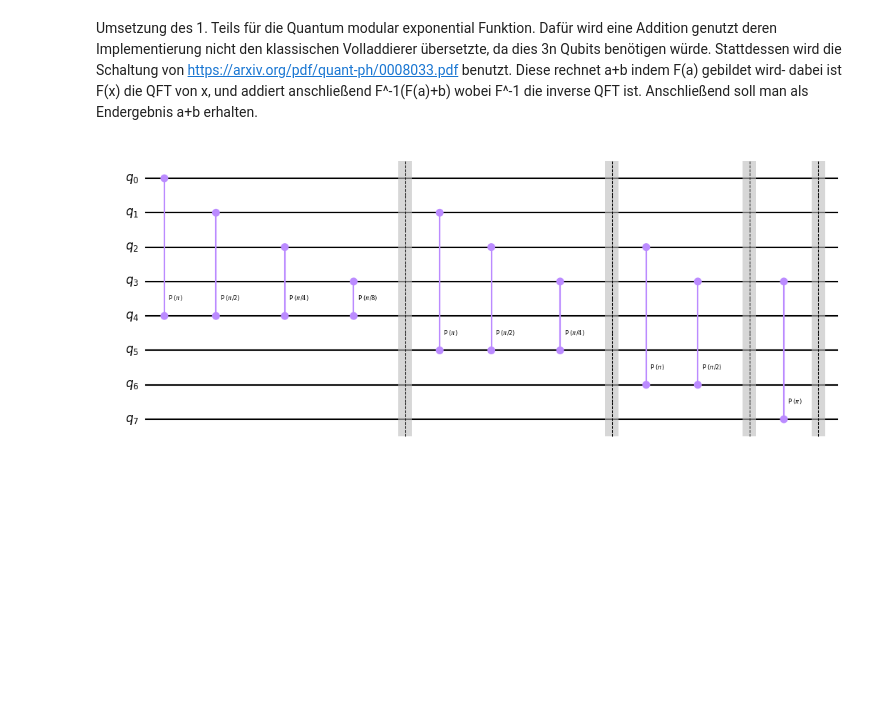
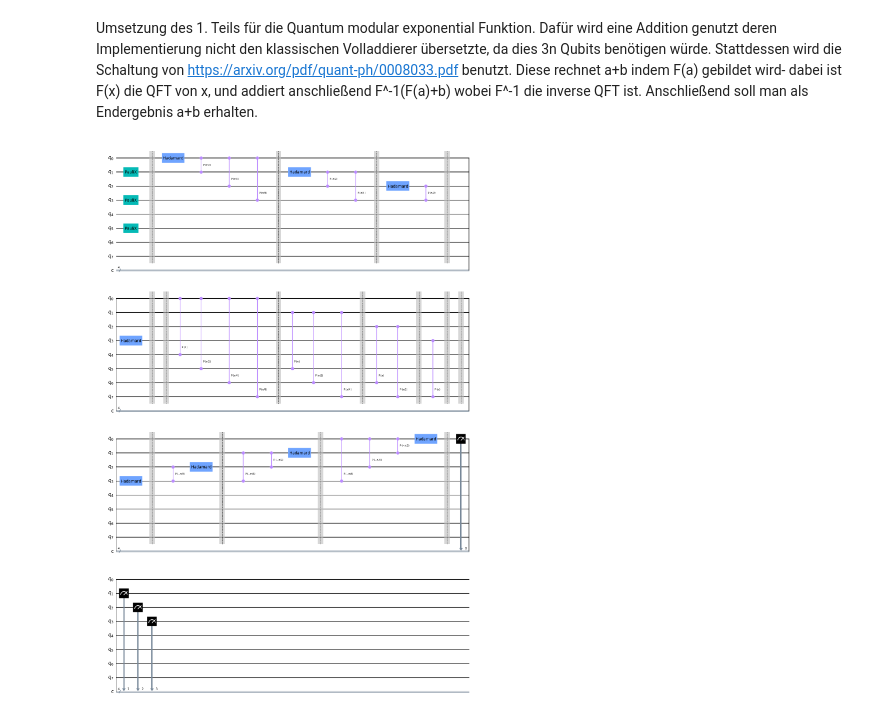
Before and after one commit to Siytta/bachelorarbeit, a Jupyter notebook: Adder/adder.ipynb, the cells around one changed output. Saved outputs shown, nothing was run; the diff lists cells and outputs as text; code cells hidden in the pictures; blank space fills up the shorter version.

```diff
--- a/Adder/adder.ipynb
+++ b/Adder/adder.ipynb
@@ -63,9 +64,22 @@ def quantum_Addition(quantum_circuit,Fa,b):
             apply_unitary_operator(quantum_circuit,2 * np.pi, control, target, exponent)
             exponent+=1
         quantum_circuit.barrier()
+
+def apply_quantum_Addition(quantum_circuit,a,b,measure_result = True):
+    myQFT(quantum_circuit,a)
+    quantum_Addition(quantum_circuit,a,b)
+    myQFT(quantum_circuit,a,inverse = True)
+    if measure_result:
+        quantum_circuit.measure(a,range(len(a)))
 # %%
-qc = qiskit.QuantumCircuit(8)
-quantum_Addition(qc,[4,5,6,7],[0,1,2,3])
+qc = qiskit.QuantumCircuit(8,4)
+# q0 ist MSB genau wie das erste qubit von b das MSB ist
+# Addiert 5 + 4
+qc.x(3)
+qc.x(1)
+qc.x(5)
+apply_quantum_Addition(qc,[0,1,2,3],[4,5,6,7])
+
 qc.draw('mpl', style=my_gate_names, scale = 0.75)
 # %% [output]
-[figure, old version]
+[figure, new version]
```
Also changed, not shown: parts of 3 cells of this notebook.
